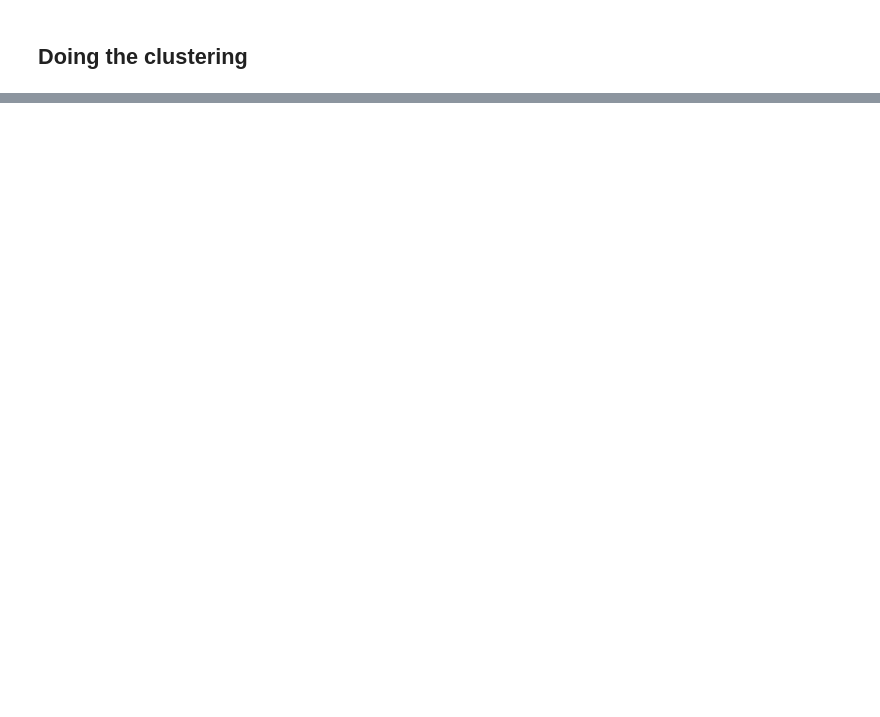
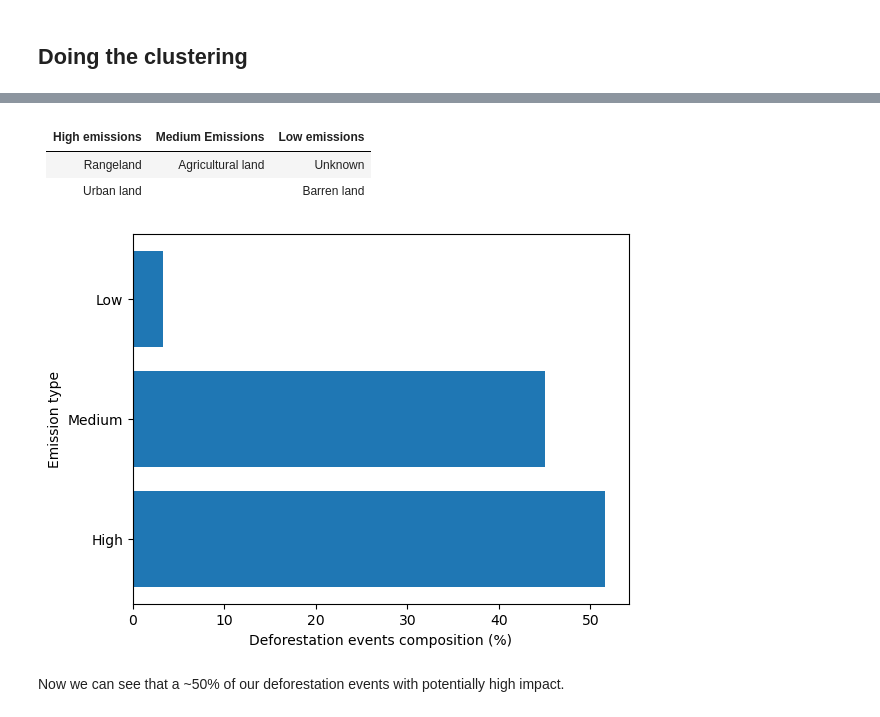
Before and after one commit to smorrin28/DeforestationTUMAI, a Jupyter notebook: Finalizing.ipynb, the cells around one changed output, grey strips where cells are left out. Cells and saved outputs as stored; diff of their text form; code cells hidden in the pictures; blank space fills up the shorter version.

```diff
--- a/Finalizing.ipynb
+++ b/Finalizing.ipynb
@@ -100,0 +196,54 @@ PILImage.create(Path.cwd() / "segmentation_preprocessed" / "test" / "668404_sat.
+# %% [markdown]
+| High emissions | Medium Emissions  | Low emissions |
+|----------------|-------------------|---------------|
+| Rangeland      | Agricultural land | Unknown       |
+| Urban land     |                   | Barren land   |
+# %%
+# Values in the mask
+high_vals = [2, 0]
+medium_vals = [1]
+low_vals = [5, 6]
+# %%
+def get_emissions_per_event(multi_pred, pred_binary):
+    pred_mask = multi_pred.mask
+    size = pred_mask.shape[0]
+    high_cnt = 0
+    med_cnt = 0
+    low_cnt = 0
+    # Somewhat inefficient, but no time :(
+    for i in range(size):
+        for j in range(size):
+            if pred_binary.mask[i][j] == 1: continue
+            if pred_mask[i][j] in high_vals: high_cnt += 1
+            elif pred_mask[i][j] in medium_vals: med_cnt += 1
+            elif pred_mask[i][j] in low_vals: low_cnt += 1
+    cnt_deforestation_events = (1 - pred_binary.mask).sum().float()
+    # Since our other model may have missed some deforestation events, we'll classify those as unknown
+    if (high_cnt + med_cnt + low_cnt) < cnt_deforestation_events:
+        low_cnt += cnt_deforestation_events - (high_cnt + med_cnt + low_cnt)
+    return (
+        high_cnt / cnt_deforestation_events,
+        med_cnt / cnt_deforestation_events,
+        low_cnt / cnt_deforestation_events
+    )
+# %%
+import matplotlib.pyplot as plt
+def show_emissions_per_event(multi_pred, binary_pred):
+    high, med, low = get_emissions_per_event(multi_pred, binary_pred)
+    plt.xlabel("Deforestation events composition (%)")
+    plt.ylabel("Emission type")
+    plt.barh(
+        [
+            "High",
+            "Medium",
+            "Low"
+        ], [
+            high * 100.0, med * 100.0, low * 100.0
+        ]
+    )
+# %%
+show_emissions_per_event(multi_prediction, prediction)
+# %% [output]
+[figure, added]
+# %% [markdown]
+Now we can see that a ~50% of our deforestation events with potentially high impact.
```
Also changed, not shown: parts of 28 cells of this notebook, 3 other files.
